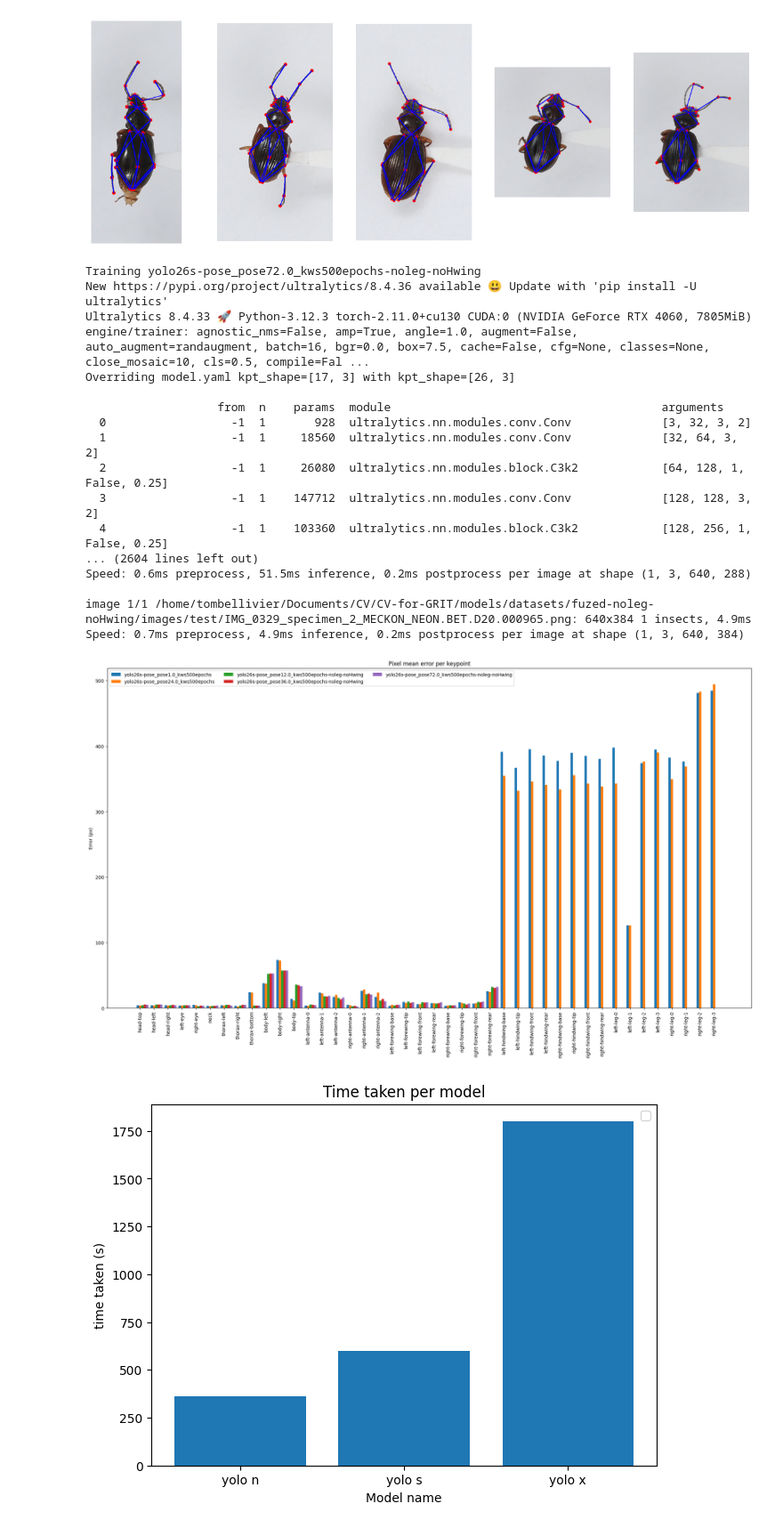
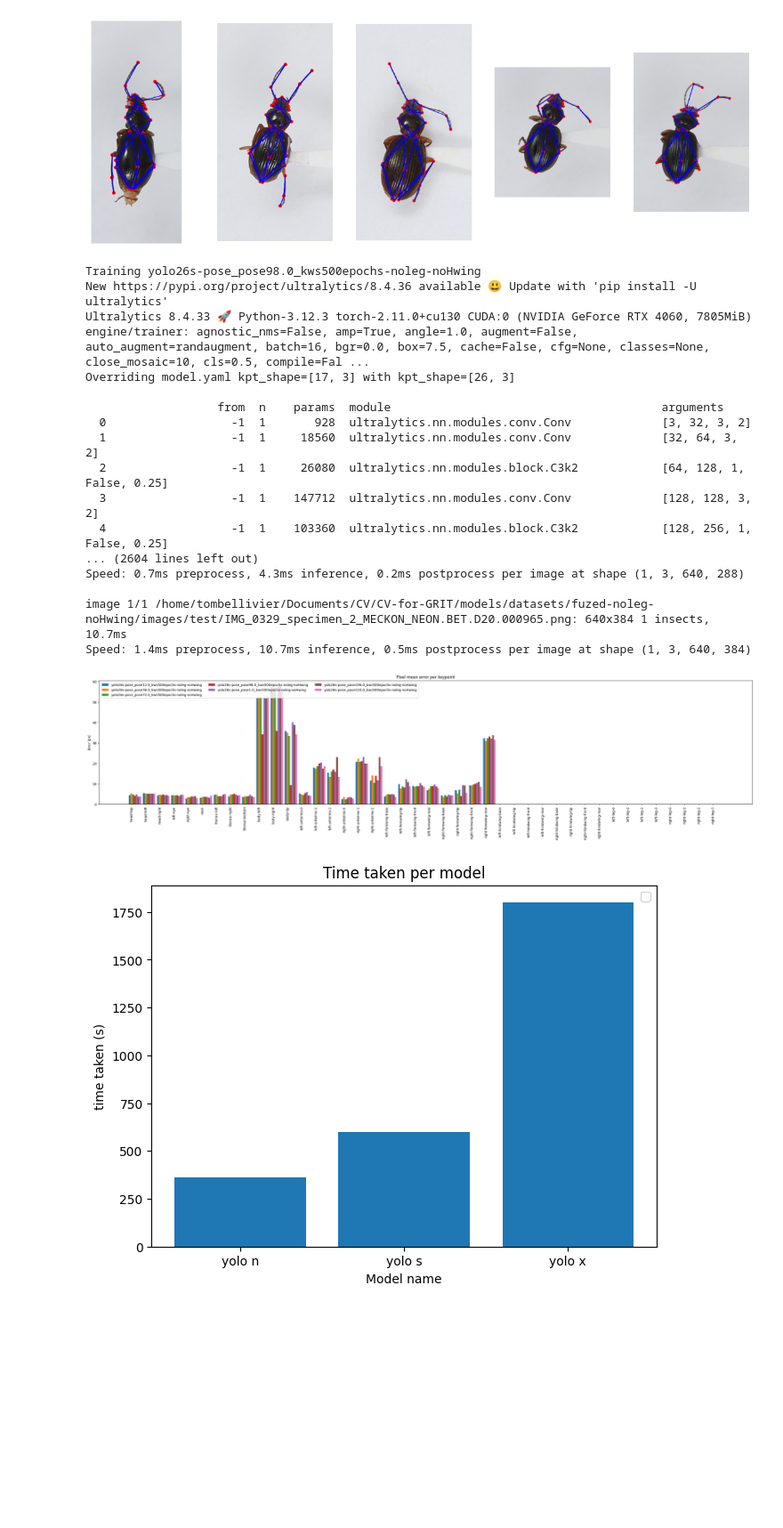
Before and after one commit to TomBellivier/CV-for-GRIT, a Jupyter notebook: models/yolo-pose-insect-kp.ipynb, the cells around one changed output. Shown at 89% size. Saved outputs shown, nothing was run; the diff lists cells and outputs as text; code cells hidden in the pictures; blank space fills up the shorter version.

```diff
--- a/models/yolo-pose-insect-kp.ipynb
+++ b/models/yolo-pose-insect-kp.ipynb
@@ -117,7 +117,7 @@ def check_keywords(name, kws):
 # %%
 base_model = "yolo26s-pose"
 params = {
-"pose":72.0, # base value = 12.0
+"pose":98.0, # base value = 12.0
 "kws": "500epochs-noleg-noHwing",
 }
 
@@ -128,6 +128,8 @@ with open("run_results.json") as f:
 
 if model not in all_models:
     all_models[model] = {"name" : f"{base_model}.pt", "training time" : 0, "keypoints perf":[], "metrics" : []}
+else:
+    all_models[model + "-a"] = {"name" : f"{base_model}.pt", "training time" : 0, "keypoints perf":[], "metrics" : []}
 
 print(f"\nTraining {model}")
 loaded_model = YOLO(all_models[model]["name"])
@@ -192,7 +194,7 @@ all_models[model]["keypoints perf"] = all_errors.mean(axis=0).tolist()
 with open("run_results.json", "w") as f:
     json.dump(all_models, f, indent=2)
 # %% [output]
-Training yolo26s-pose_pose72.0_kws500epochs-noleg-noHwing
+Training yolo26s-pose_pose98.0_kws500epochs-noleg-noHwing
 New https://pypi.org/project/ultralytics/8.4.36 available 😃 Update with 'pip install -U ultralytics'
 Ultralytics 8.4.33 🚀 Python-3.12.3 torch-2.11.0+cu130 CUDA:0 (NVIDIA GeForce RTX 4060, 7805MiB)
 engine/trainer: agnostic_nms=False, amp=True, angle=1.0, augment=False, auto_augment=randaugment, batch=16, bgr=0.0, box=7.5, cache=False, cfg=None, classes=None, close_mosaic=10, cls=0.5, compile=Fal ...
@@ -205,10 +207,10 @@ Overriding model.yaml kpt_shape=[17, 3] with kpt_shape=[26, 3]
   3                  -1  1    147712  ultralytics.nn.modules.conv.Conv             [128, 128, 3, 2]
   4                  -1  1    103360  ultralytics.nn.modules.block.C3k2            [128, 256, 1, False, 0.25]
 ... (2604 lines left out)
-Speed: 0.6ms preprocess, 51.5ms inference, 0.2ms postprocess per image at shape (1, 3, 640, 288)
+Speed: 0.7ms preprocess, 4.3ms inference, 0.2ms postprocess per image at shape (1, 3, 640, 288)
 
-image 1/1 /home/tombellivier/Documents/CV/CV-for-GRIT/models/datasets/fuzed-noleg-noHwing/images/test/IMG_0329_specimen_2_MECKON_NEON.BET.D20.000965.png: 640x384 1 insects, 4.9ms
-Speed: 0.7ms preprocess, 4.9ms inference, 0.2ms postprocess per image at shape (1, 3, 640, 384)
+image 1/1 /home/tombellivier/Documents/CV/CV-for-GRIT/models/datasets/fuzed-noleg-noHwing/images/test/IMG_0329_specimen_2_MECKON_NEON.BET.D20.000965.png: 640x384 1 insects, 10.7ms
+Speed: 1.4ms preprocess, 10.7ms inference, 0.5ms postprocess per image at shape (1, 3, 640, 384)
 # %%
 import matplotlib.pyplot as plt
 import yaml
@@ -217,36 +219,36 @@ filter =  ["yolo26s", "noleg", "noHwing"]
 
 with open(f"./datasets/{DATASET_NAME}/yolo-config.yaml", "r") as f:
     config = yaml.safe_load(f)
 
 with open("run_results.json", "r") as f:
     models_data = json.load(f)
 
 x = np.arange(42)  # the label locations
 
-filtered_models = [x for x in list(models_data.items()) if check_keywords(x, filter)]
+filtered_models = [x for x in list(models_data.items()) if check_keywords(x[0], filter)]
 number_of_models = len(filtered_models)
 width = 1/(number_of_models + 1)  # the width of the bars
 multiplier = 0
 
-fig, ax = plt.subplots(layout='constrained', figsize=(4*number_of_models, 7+number_of_models))
+fig, ax = plt.subplots(layout='constrained', figsize=(4*number_of_models, 7))
 
 for attribute, measurement in filtered_models:
     offset = width * multiplier
     rects = ax.bar(x + offset, measurement["keypoints perf"], width, label=attribute)
     multiplier += 1
 
 # Add some text for labels, title and custom x-axis tick labels, etc.
 ax.set_ylabel('Error (px)')
 ax.set_title('Pixel mean error per keypoint')
 ax.set_xticks(x + width, all_kp, rotation=90)
 ax.legend(loc='upper left', ncols=3)
 
 plt.show()
 
 fig.savefig("perf_comparison_results.png")
 plt.show()
 # %% [output]
-[figure, old version]
+[figure, new version]
 # %%
 fig, ax = plt.subplots(layout="constrained")
 
```
Also changed, not shown: parts of 3 cells of this notebook, 8 other files.
